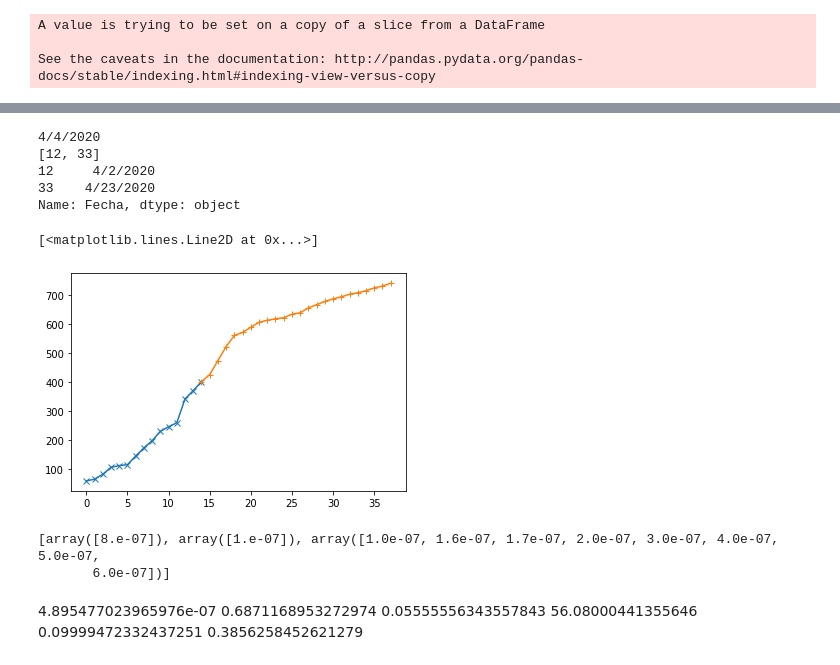
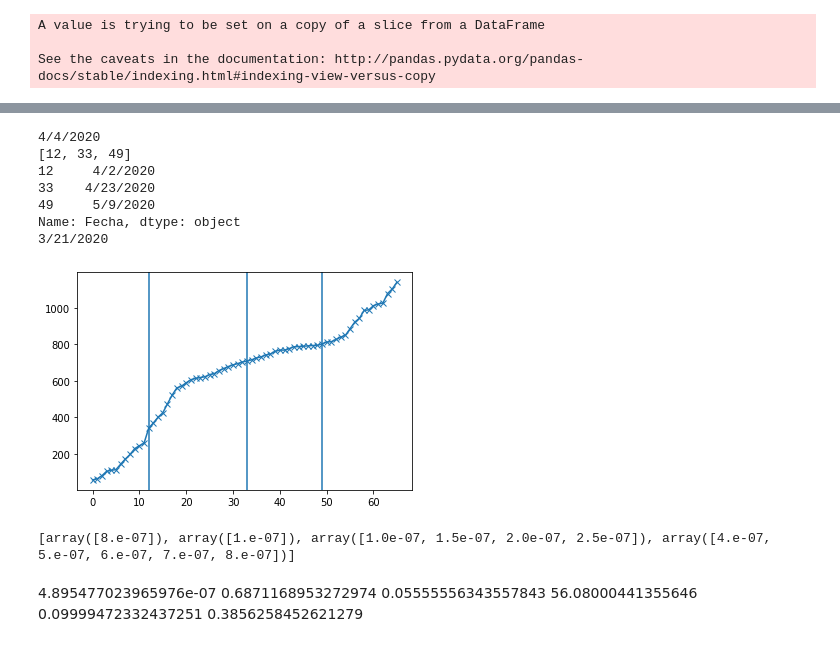
Before and after one commit to guille-c/COVID-19, a Jupyter notebook: notebooks_Chile/SEIR Exams Measures Ñuble.ipynb, the cells around one changed output, grey strips where cells are left out. Drawn from its saved outputs; the diff is of its cells as text; code cells hidden in the pictures.

```diff
--- a/notebooks_Chile/SEIR Exams Measures Ñuble.ipynb
+++ b/notebooks_Chile/SEIR Exams Measures Ñuble.ipynb
@@ -58,25 +67,31 @@ i_cuar = 14
 print (df.Fecha.iloc[i_cuar])
 
 i_cuar2 = [df.index[df.Fecha == "3/30/2020"][0]+3,
-          df.index[df.Fecha == "4/23/2020"][0]]
+          df.index[df.Fecha == "4/23/2020"][0],
+          49]
+i_cuar2 = [12, 33, 49]
+
 print (i_cuar2)
 print (df.Fecha.iloc[i_cuar2])
+print (df.Fecha.iloc[0])
 t_data = np.arange(len(df.Infectados_Actuales))
 C_real = df.Contagiados.values
 I_real = df.Infectados_Actuales.values
 R_real = df.Recuperados.values + df.Muertes.values
 # %% [output]
 4/4/2020
-[12, 33]
+[12, 33, 49]
 12     4/2/2020
 33    4/23/2020
+49     5/9/2020
 Name: Fecha, dtype: object
+3/21/2020
 # %%
-plt.plot(t_data[:i_cuar+1], C_real [:i_cuar+1], marker = "x")
-plt.plot(t_data[i_cuar:], C_real [i_cuar:], marker = "+")
+plt.plot(t_data, C_real, marker = "x")
+for i in i_cuar2:
+    plt.axvline(i)
 # %% [output]
-[<matplotlib.lines.Line2D at 0x...>]
-[figure, old version]
+[figure, new version]
 # %%
 pop = 511551
 
@@ -91,14 +106,18 @@ c0 = C_real[0]
 #[8.486029477192394, array([7.e-07, 1.e-14]), 0.5, 0.125, 50.0, 0.1, 0.4] 2.0 8.0
 #[12.020757851191542, array([8.e-07, 1.e-07, 5.e-07]),
 # 0.5, 0.16666666666666666, 40.0, 0.03162277660168379, 0.30000000000000004]
+#  min: RMSE =  12.953268281789375 ; b, s, g =  [array([8.e-07, 1.e-07, 3.e-07]), 0.3333333333333333, 0.125] ; a_d, k, a =  [60.0, 0.01, 0.5] ; ( 3.0 ,  8.0 )
+
 trans_coeffs = []
 trans_coeffs.append(np.array([8e-7]))
 trans_coeffs.append(np.array([1e-7]))
-trans_coeffs.append(np.array([1e-7, 1.6e-7, 1.7e-7, 2e-7, 3e-7, 4e-7, 5e-7, 6e-7]))
+#trans_coeffs.append(np.array([3e-7]))
+trans_coeffs.append(np.array([1e-7, 1.5e-7, 2e-7, 2.5e-7]))
+trans_coeffs.append(np.array([4e-7, 5e-7, 6e-7, 7e-7, 8e-7]))
+#trans_coeffs.append(np.array([1e-7, 1.6e-7, 1.7e-7, 2e-7, 3e-7, 4e-7, 5e-7, 6e-7]))
 print (trans_coeffs)
 # %% [output]
-[array([8.e-07]), array([1.e-07]), array([1.0e-07, 1.6e-07, 1.7e-07, 2.0e-07, 3.0e-07, 4.0e-07, 5.0e-07,
-       6.0e-07])]
+[array([8.e-07]), array([1.e-07]), array([1.0e-07, 1.5e-07, 2.0e-07, 2.5e-07]), array([4.e-07, 5.e-07, 6.e-07, 7.e-07, 8.e-07])]
 # %% [markdown]
 4.895477023965976e-07
 0.6871168953272974
```
Also changed, not shown: parts of 14 cells of this notebook, 3 other files.
